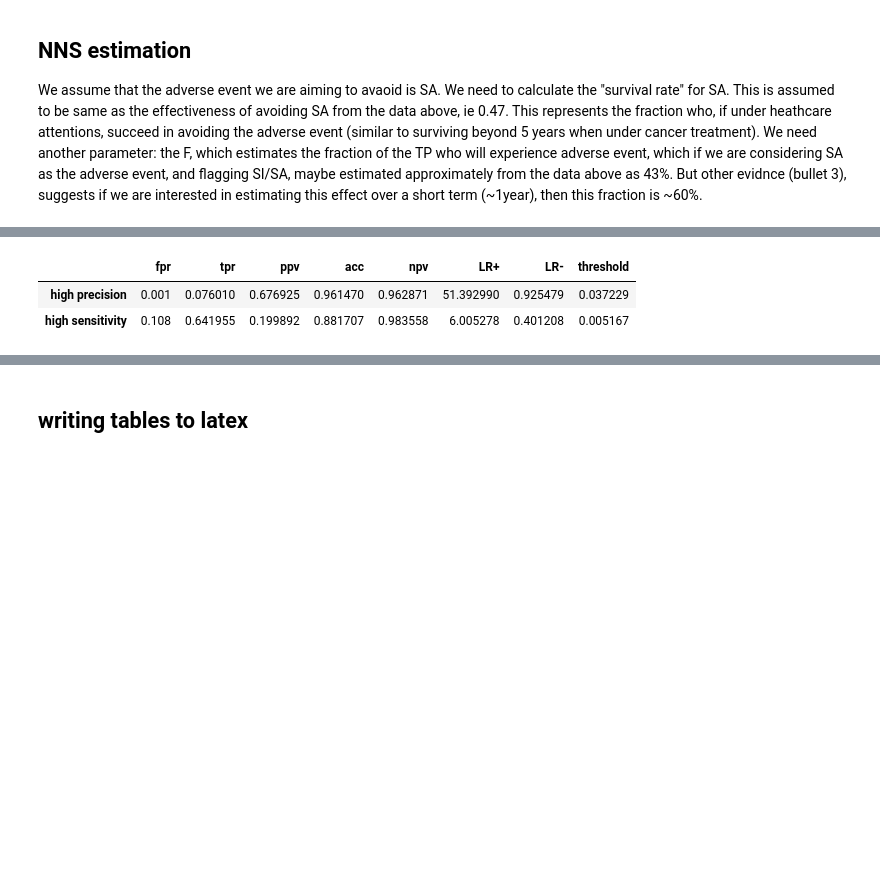
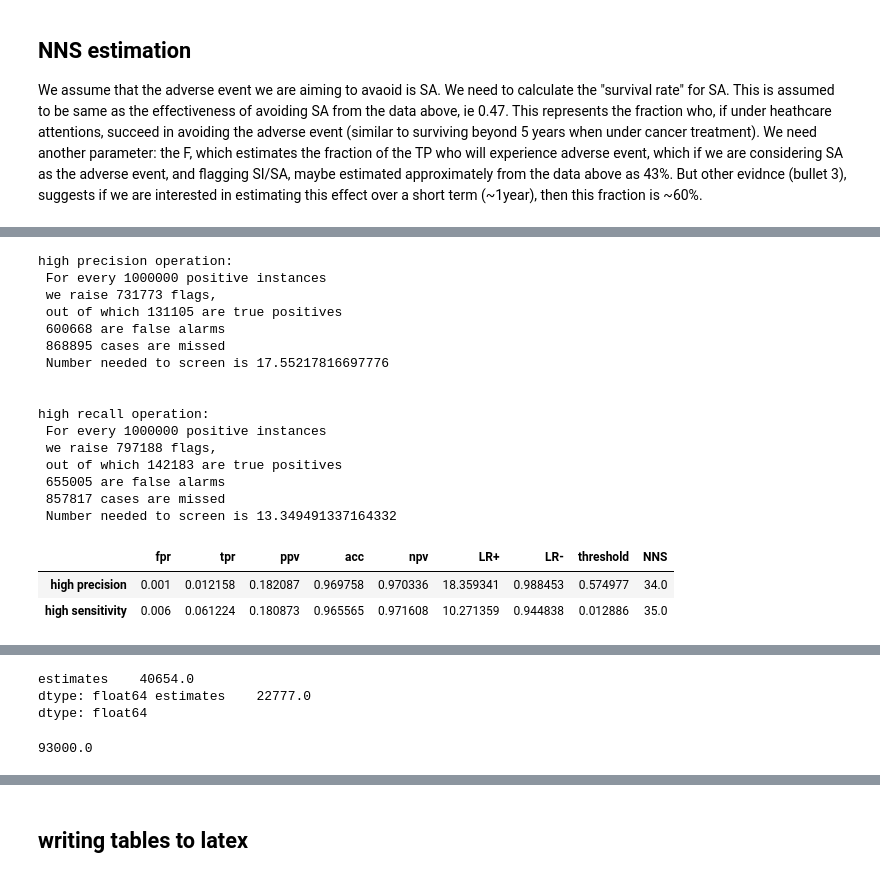
Before and after one commit to zeroknowledgediscovery/zedstat, a Jupyter notebook: example_SISA.ipynb, the cells around one changed output, grey strips where cells are left out. Saved outputs shown, nothing was run; the diff lists cells and outputs as text; code cells hidden in the pictures; blank space fills up the shorter version.

```diff
--- a/example_SISA.ipynb
+++ b/example_SISA.ipynb
@@ -137,0 +146,18 @@ zt=zedstat.processRoc(df=pd.read_csv(data),
+# %%
+#pbrn NUMBErS
+prev_vet=0.00317
+prev_pub=0.00135
+prev_si=0.048
+prev_lower_bnd=0.03
+#data='/home/ishanu/Dropbox/ZED/Research/CDMRPgrants/TBI/data/CURVES/SISA/National_ROC_CURVE_Female.csv'
+data='/home/ishanu/Dropbox/ZED/Research/CDMRPgrants/TBI/data/CURVES/SISA/National_ROC_CURVE_Male.csv'
+data='/home/ishanu/Dropbox/ZED/Research/CDMRPgrants/TBI/data/CURVES/SISA/National_ROC_CURVE_Female.csv'
+#data='/home/ishanu/Dropbox/ZED/Research/CDMRPgrants/TBI/data/CURVES/SISA_NOPSY/National_ROC_CURVE_Male.csv'
+data='/home/ishanu/Dropbox/ZED/Research/CDMRPgrants/TBI/data/CURVES/SISA_NOPSY/National_ROC_CURVE_Female.csv'
+#data='/home/ishanu/Dropbox/ZED/Research/CDMRPgrants/TBI/data/CURVES/SISA_NOPSY/National_ROC_CURVE_Male.csv'
+zt=zedstat.processRoc(df=pd.read_csv(data),
+           order=3,
+           total_samples=20791,
+           positive_samples=20791*prev_lower_bnd,
+           alpha=0.01,
+           prevalence=prev_lower_bnd)
@@ -175,25 +262,54 @@ zt.get()
 # %%
-zt.operating_zone(LRminus=.99,LRplus=6)
-display(zt._operating_zone)
-rf0,txt0,resdf0=zt.interpret(fpr=zt._operating_zone.fpr.values[0],number_of_positives=100,
+zt.operating_zone(LRminus=.9999,LRplus=10)
+#display(zt._operating_zone)
+N=1000000#20791*prev_lower_bnd*1000
+rf0,txt0,resdf0=zt.interpret(fpr=zt._operating_zone.fpr.values[0],number_of_positives=N,
                       five_yr_survival=surv_rate,factor=F)
 
-rf0,txt0lb,resdf0lb=zt.interpret(fpr=zt._operating_zone.fpr.values[0],number_of_positives=100,
+rf0,txt0lb,resdf0lb=zt.interpret(fpr=zt._operating_zone.fpr.values[0],number_of_positives=N,
                       five_yr_survival=surv_rate_lb,factor=F)
 
-rf0,txt0ub,resdf0ub=zt.interpret(fpr=zt._operating_zone.fpr.values[0],number_of_positives=100,
+rf0,txt0ub,resdf0ub=zt.interpret(fpr=zt._operating_zone.fpr.values[0],number_of_positives=N,
                       five_yr_survival=surv_rate_ub,factor=F)
 
 
-rf1,txt1,resdf1=zt.interpret(fpr=zt._operating_zone.fpr.values[1],number_of_positives=100,
+rf1,txt1,resdf1=zt.interpret(fpr=zt._operating_zone.fpr.values[1],number_of_positives=N,
                       five_yr_survival=surv_rate,factor=F)
+rf1,txt1,resdf1ub=zt.interpret(fpr=zt._operating_zone.fpr.values[1],number_of_positives=N,
+                      five_yr_survival=surv_rate_ub,factor=F)
+rf1,txt1,resdf1lb=zt.interpret(fpr=zt._operating_zone.fpr.values[1],number_of_positives=N,
+                      five_yr_survival=surv_rate_lb,factor=F)
 print('high precision operation:\n','\n '.join(txt0))
 print('\n')
 print('high recall operation:\n','\n '.join(txt1))
+zop=zt._operating_zone
+zop['NNS'] = [resdf0ub.T.NNS.values[0],resdf1ub.T.NNS.values[0]]
+display(zop)
 
+#display(resdf0lb)
 display(resdf0)
+#display(resdf0ub)
 display(resdf1)
+#display(resdf1lb)
+#display(resdf1ub)
+print(np.round(resdf0.loc['FLAGS']/resdf0.loc['NNS']),np.round(resdf1ub.loc['FLAGS']/resdf1ub.loc['NNS']))
 # %% [output]
+high precision operation:
+ For every 1000000 positive instances
+ we raise 731773 flags,
+ out of which 131105 are true positives
+ 600668 are false alarms
+ 868895 cases are missed
+ Number needed to screen is 17.55217816697776
+
+
+high recall operation:
+ For every 1000000 positive instances
+ we raise 797188 flags,
+ out of which 142183 are true positives
+ 655005 are false alarms
+ 857817 cases are missed
+ Number needed to screen is 13.349491337164332
-|  | fpr | tpr | ppv | acc | npv | LR+ | LR- | threshold |
-| high precision | 0.001 | 0.076010 | 0.676925 | 0.961470 | 0.962871 | 51.392990 | 0.925479 | 0.037229 |
-| high sensitivity | 0.108 | 0.641955 | 0.199892 | 0.881707 | 0.983558 | 6.005278 | 0.401208 | 0.005167 |
+|  | fpr | tpr | ppv | acc | npv | LR+ | LR- | threshold | NNS |
+| high precision | 0.001 | 0.012158 | 0.182087 | 0.969758 | 0.970336 | 18.359341 | 0.988453 | 0.574977 | 34.0 |
+| high sensitivity | 0.006 | 0.061224 | 0.180873 | 0.965565 | 0.971608 | 10.271359 | 0.944838 | 0.012886 | 35.0 |
@@ -235,0 +336,8 @@ high recall operation:
+estimates    40654.0
+dtype: float64 estimates    22777.0
+dtype: float64
+# %%
+S=(0.031/100) * 20*1e6
+S*15
+# %% [output]
+93000.0
```
Also changed, not shown: parts of 25 cells of this notebook, 11 other files.
